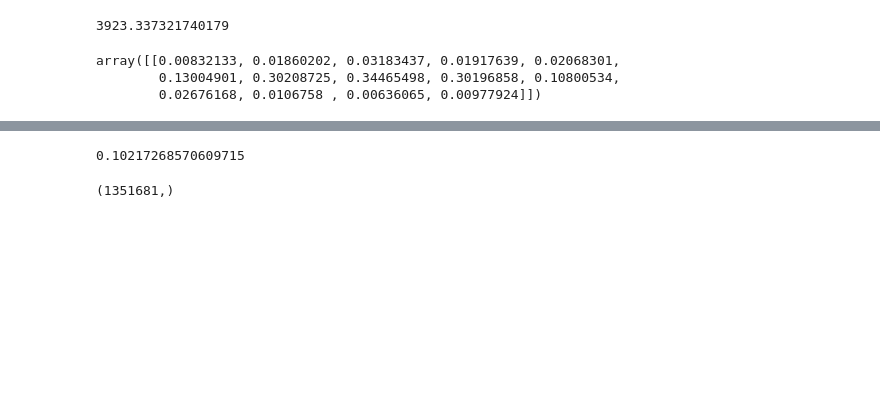
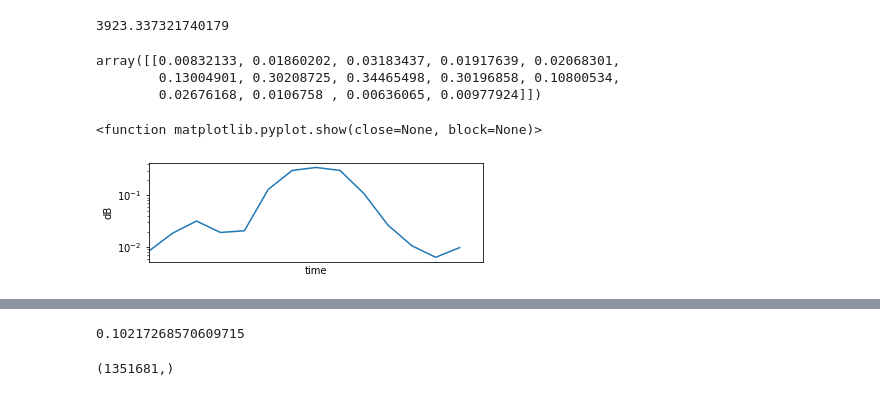
Before and after one commit to maya177/nea, a Jupyter notebook: testing.ipynb, the cells around one changed output, grey strips where cells are left out. Drawn from its saved outputs; the diff is of its cells as text; code cells hidden in the pictures; blank space fills up the shorter version.

```diff
--- a/testing.ipynb
+++ b/testing.ipynb
@@ -168,6 +173,18 @@ loudness
 array([[0.00832133, 0.01860202, 0.03183437, 0.01917639, 0.02068301,
         0.13004901, 0.30208725, 0.34465498, 0.30196858, 0.10800534,
         0.02676168, 0.0106758 , 0.00636065, 0.00977924]])
+# %%
+plt.figure()
+plt.subplot(2, 1, 1)
+plt.semilogy(loudness.T, label='Loudness')
+plt.ylabel('dB')
+plt.xlabel('time')
+plt.xticks([])
+plt.xlim([0, loudness.shape[-1]])
+plt.show
+# %% [output]
+<function matplotlib.pyplot.show(close=None, block=None)>
+[figure, added]
 # %%
 #https://athina-b.medium.com/audio-signal-feature-extraction-for-analysis-507861717dc1
 # %%
```
Also changed, not shown: parts of 10 cells of this notebook, 29 other files.
